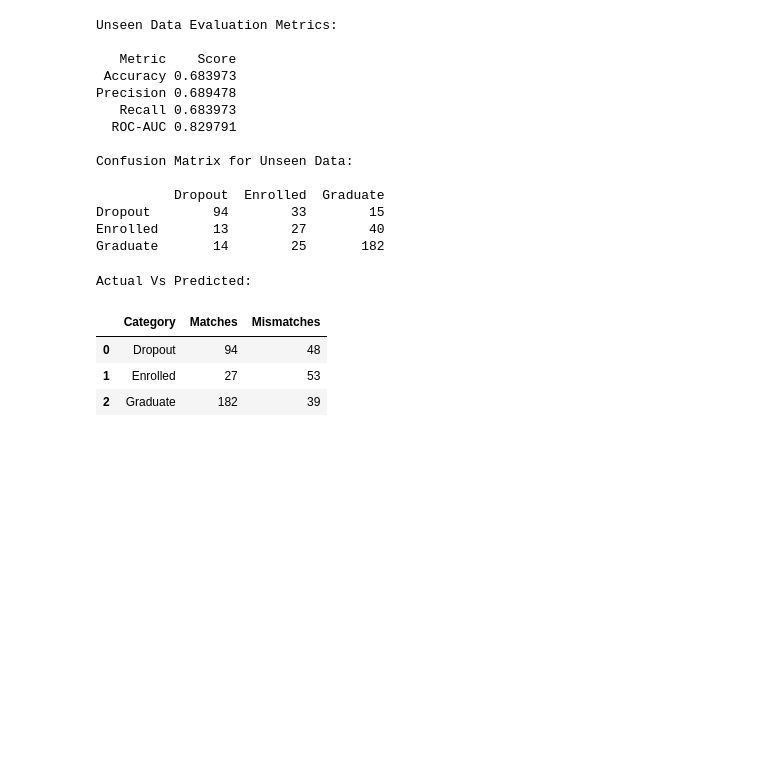
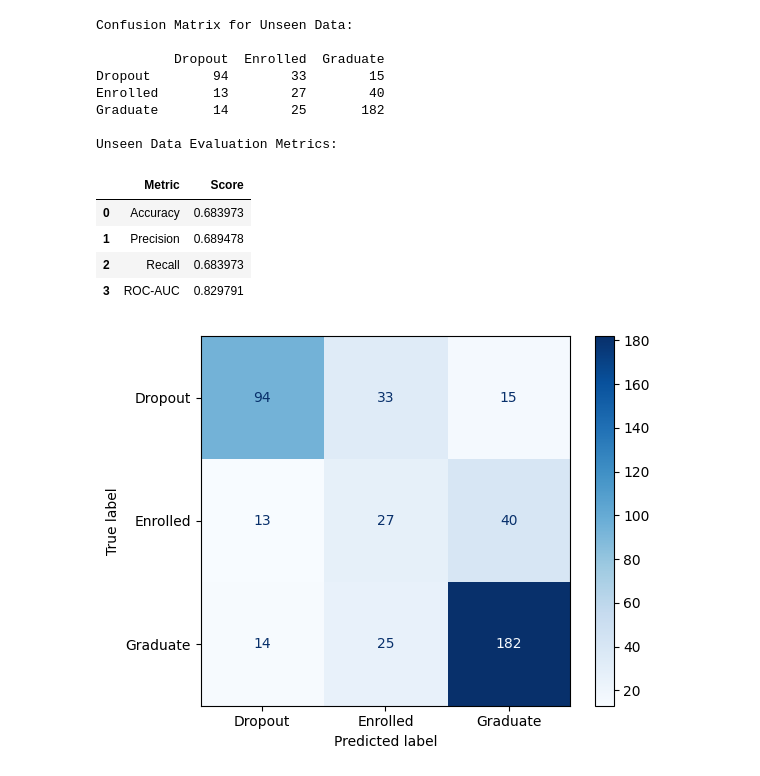
Before and after one commit to KinGabriel/Predict_Student_DropOut_Classification_Model, a Jupyter notebook: naive_bayes.ipynb, the cells around one changed output. Saved outputs shown, nothing was run; the diff lists cells and outputs as text; code cells hidden in the pictures; blank space fills up the shorter version.

```diff
--- a/naive_bayes.ipynb
+++ b/naive_bayes.ipynb
@@ -123,55 +120,47 @@ unseen_roc_auc = roc_auc_score(y_unseen, nb_model.predict_proba(X_unseen), multi
 unseen_conf_matrix = confusion_matrix(y_unseen, y_unseen_pred)
 
 # Create evaluation metrics DataFrame
 unseen_results_df = pd.DataFrame({
     "Metric": ["Accuracy", "Precision", "Recall", "ROC-AUC"],
     "Score": [unseen_accuracy, unseen_precision, unseen_recall, unseen_roc_auc]
 })
 
-print("\nUnseen Data Evaluation Metrics:\n")
-print(unseen_results_df.to_string(index=False))
+
 
 # Display Confusion Matrix
 unseen_conf_matrix_df = pd.DataFrame(unseen_conf_matrix,
                                      index=label_encoder.classes_,
                                      columns=label_encoder.classes_)
 
 print("\nConfusion Matrix for Unseen Data:\n")
 print(unseen_conf_matrix_df)
 
 # Calculate matches (diagonal values)
 matches = np.diag(unseen_conf_matrix)
 
 # Calculate mismatches (row sum - diagonal)
 mismatches = unseen_conf_matrix.sum(axis=1) - matches
 
-# Create reformatted confusion matrix DataFrame
-unseen_conf_summary_df = pd.DataFrame({
-    "Category": label_encoder.classes_,
-    "Matches": matches,
-    "Mismatches": mismatches
-})
+# Display Confusion Matrix of testing data
+class_names = ['Dropout', 'Enrolled', 'Graduate']
+df_unseen_metrics = pd.DataFrame(unseen_conf_matrix)
+disp = ConfusionMatrixDisplay.from_predictions(
+    y_unseen, y_unseen_pred, display_labels=class_names, cmap=plt.cm.Blues
+)
+print("\nUnseen Data Evaluation Metrics:\n")
+unseen_results_df
 # %% [output]
-Unseen Data Evaluation Metrics:
-
-   Metric    Score
- Accuracy 0.683973
-Precision 0.689478
-   Recall 0.683973
-  ROC-AUC 0.829791
-
 Confusion Matrix for Unseen Data:
 
           Dropout  Enrolled  Graduate
 Dropout        94        33        15
 Enrolled       13        27        40
 Graduate       14        25       182
+
+Unseen Data Evaluation Metrics:
+|  | Metric | Score |
+| 0 | Accuracy | 0.683973 |
+| 1 | Precision | 0.689478 |
+| 2 | Recall | 0.683973 |
+| 3 | ROC-AUC | 0.829791 |
+[figure, added]
-# %%
-print("\nActual Vs Predicted:\n")
-unseen_conf_summary_df
-# %% [output]
-Actual Vs Predicted:
-|  | Category | Matches | Mismatches |
-| 0 | Dropout | 94 | 48 |
-| 1 | Enrolled | 27 | 53 |
-| 2 | Graduate | 182 | 39 |
```
Also changed, not shown: parts of 3 cells of this notebook.
